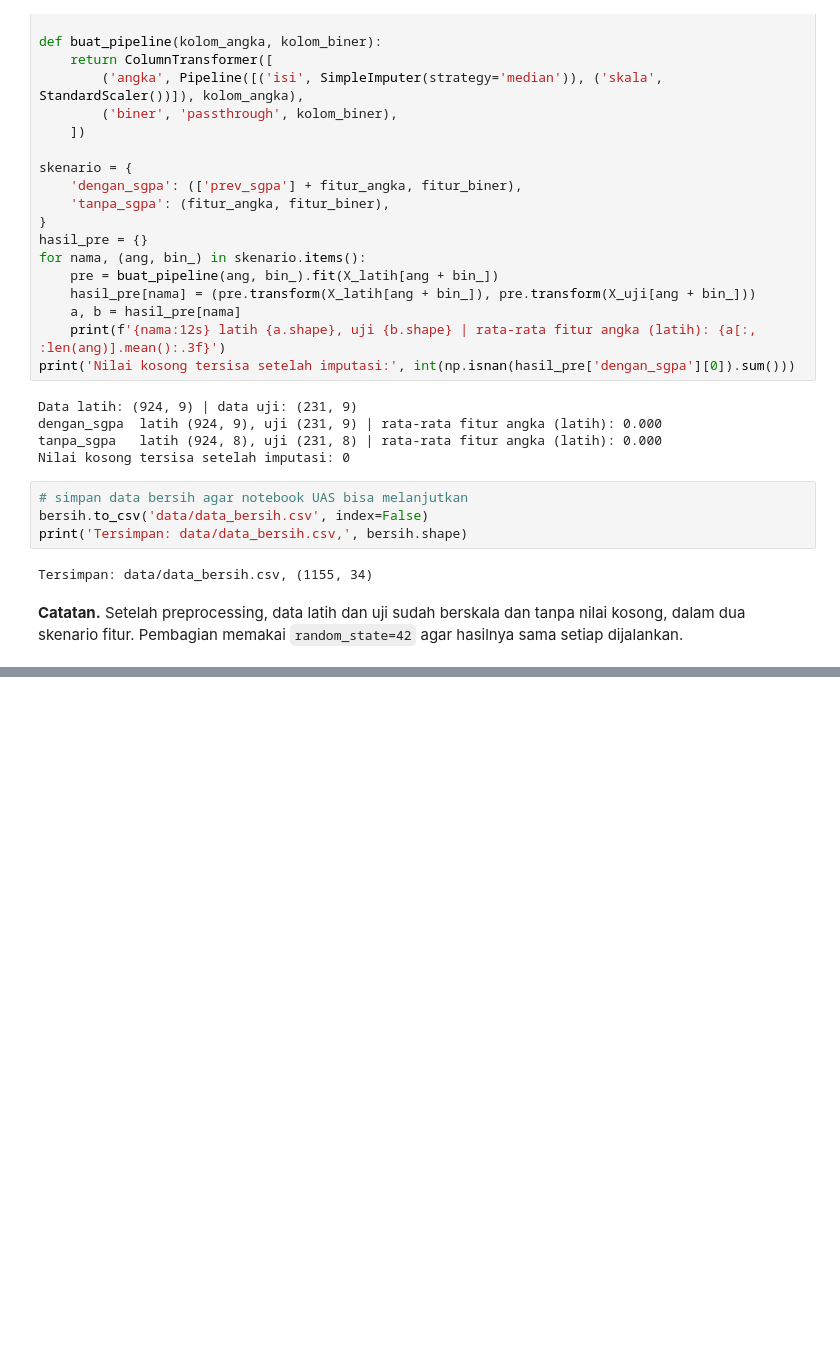
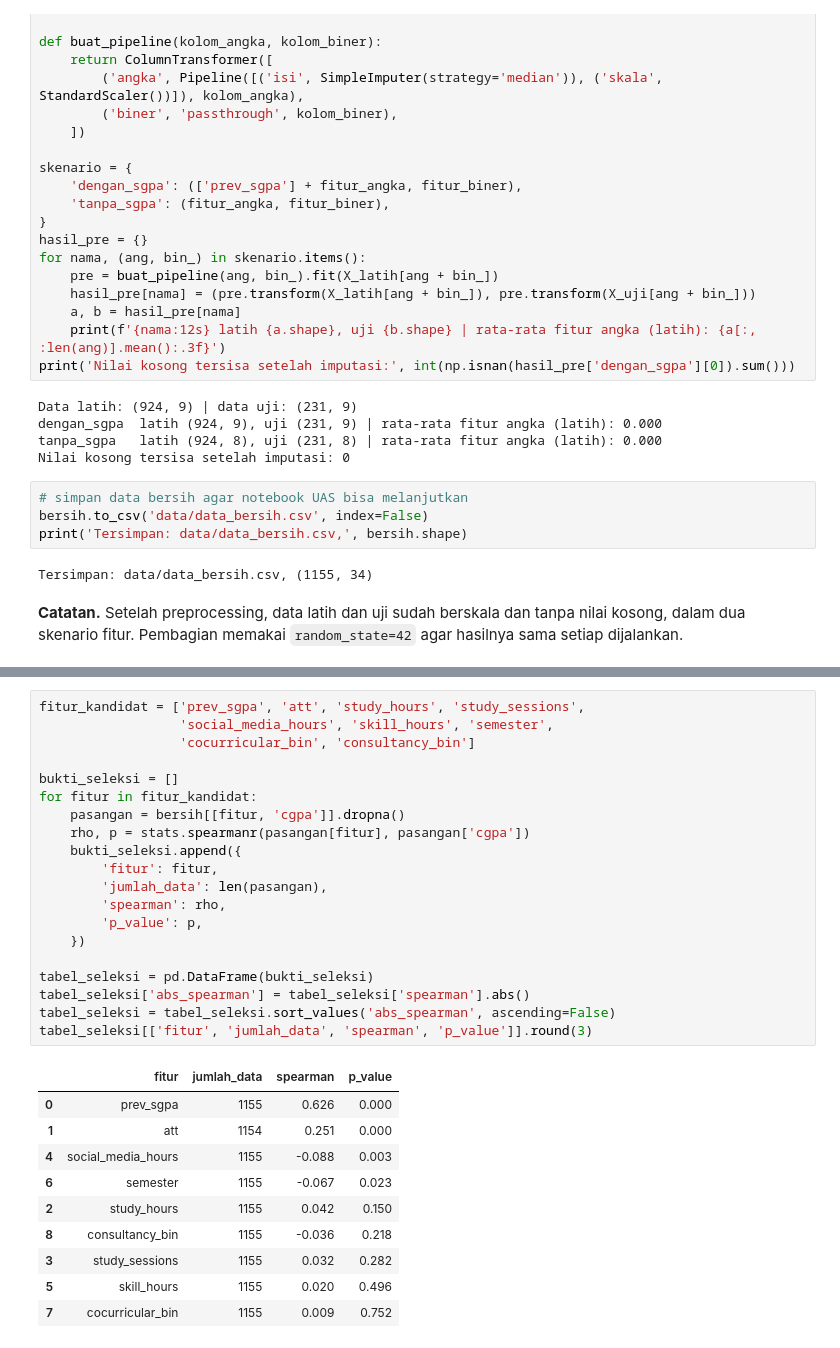
Before and after one commit to restufrmnsyh/ProjectAkhirDataScience, a Jupyter notebook: Project_DataScience.ipynb, the cells around one changed output, grey strips where cells are left out. Cells and saved outputs as stored; diff of their text form; blank space fills up the shorter version.

```diff
--- a/Project_DataScience.ipynb
+++ b/Project_DataScience.ipynb
@@ -487,0 +499,31 @@ Tersimpan: data/data_bersih.csv, (1155, 34)
+# %%
+fitur_kandidat = ['prev_sgpa', 'att', 'study_hours', 'study_sessions',
+                  'social_media_hours', 'skill_hours', 'semester',
+                  'cocurricular_bin', 'consultancy_bin']
+
+bukti_seleksi = []
+for fitur in fitur_kandidat:
+    pasangan = bersih[[fitur, 'cgpa']].dropna()
+    rho, p = stats.spearmanr(pasangan[fitur], pasangan['cgpa'])
+    bukti_seleksi.append({
+        'fitur': fitur,
+        'jumlah_data': len(pasangan),
+        'spearman': rho,
+        'p_value': p,
+    })
+
+tabel_seleksi = pd.DataFrame(bukti_seleksi)
+tabel_seleksi['abs_spearman'] = tabel_seleksi['spearman'].abs()
+tabel_seleksi = tabel_seleksi.sort_values('abs_spearman', ascending=False)
+tabel_seleksi[['fitur', 'jumlah_data', 'spearman', 'p_value']].round(3)
+# %% [output]
+|  | fitur | jumlah_data | spearman | p_value |
+| 0 | prev_sgpa | 1155 | 0.626 | 0.000 |
+| 1 | att | 1154 | 0.251 | 0.000 |
+| 4 | social_media_hours | 1155 | -0.088 | 0.003 |
+| 6 | semester | 1155 | -0.067 | 0.023 |
+| 2 | study_hours | 1155 | 0.042 | 0.150 |
+| 8 | consultancy_bin | 1155 | -0.036 | 0.218 |
+| 3 | study_sessions | 1155 | 0.032 | 0.282 |
+| 5 | skill_hours | 1155 | 0.020 | 0.496 |
+| 7 | cocurricular_bin | 1155 | 0.009 | 0.752 |
```
Also changed, not shown: parts of 2 cells of this notebook.
